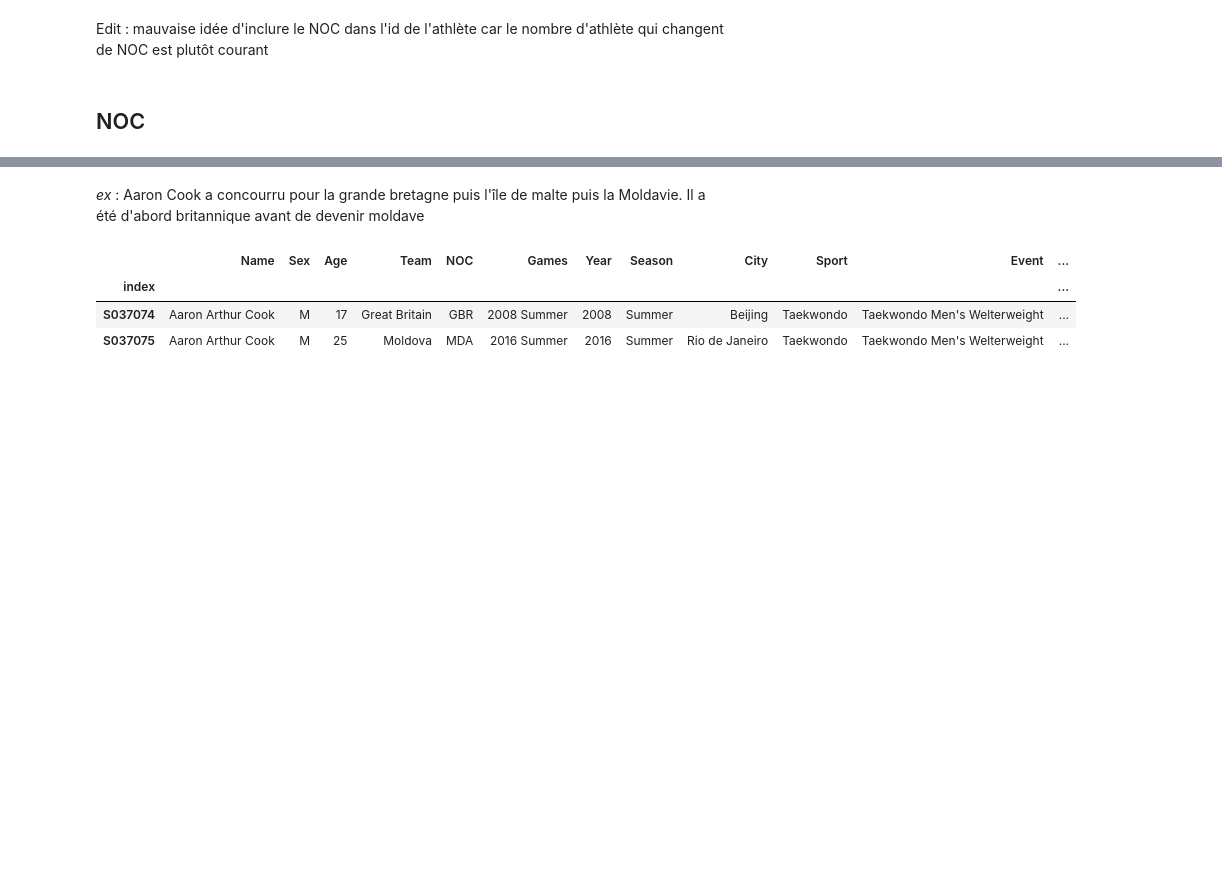
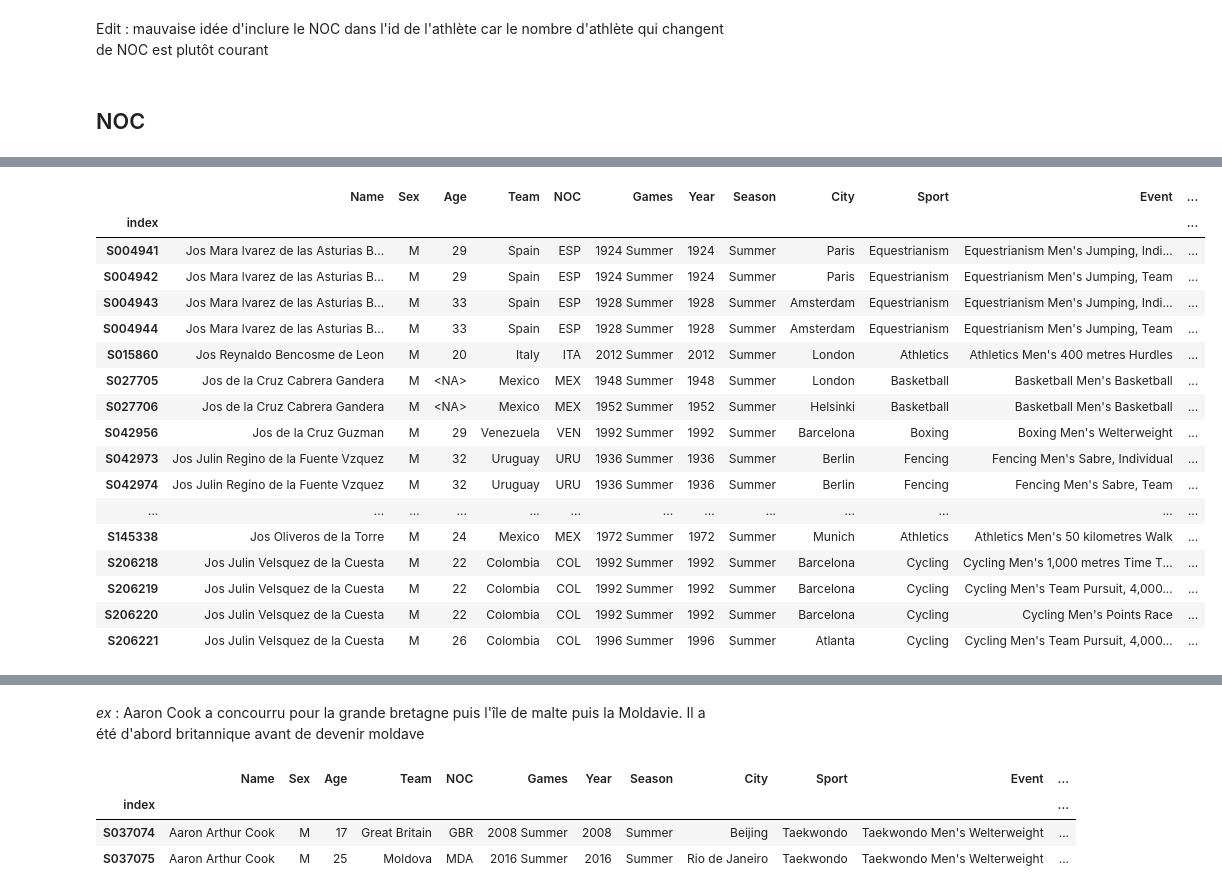
Before and after one commit to gitadum/querympics, a Jupyter notebook: analysis/explore.ipynb, the cells around one changed output, grey strips where cells are left out. Saved outputs shown, nothing was run; the diff lists cells and outputs as text; code cells hidden in the pictures; blank space fills up the shorter version.

```diff
--- a/analysis/explore.ipynb
+++ b/analysis/explore.ipynb
@@ -360,0 +403,21 @@ mult_noc
+# %%
+athlet[athlet["AthleteID"] == "JOSDE L1"]
+# %% [output]
+|  | Name | Sex | Age | Team | NOC | Games | Year | Season | City | Sport | Event | ... |
+| index |  |  |  |  |  |  |  |  |  |  |  | ... |
+| S004941 | Jos Mara lvarez de las Asturias B... | M | 29 | Spain | ESP | 1924 Summer | 1924 | Summer | Paris | Equestrianism | Equestrianism Men's Jumping, Indi... | ... |
+| S004942 | Jos Mara lvarez de las Asturias B... | M | 29 | Spain | ESP | 1924 Summer | 1924 | Summer | Paris | Equestrianism | Equestrianism Men's Jumping, Team | ... |
+| S004943 | Jos Mara lvarez de las Asturias B... | M | 33 | Spain | ESP | 1928 Summer | 1928 | Summer | Amsterdam | Equestrianism | Equestrianism Men's Jumping, Indi... | ... |
+| S004944 | Jos Mara lvarez de las Asturias B... | M | 33 | Spain | ESP | 1928 Summer | 1928 | Summer | Amsterdam | Equestrianism | Equestrianism Men's Jumping, Team | ... |
+| S015860 | Jos Reynaldo Bencosme de Leon | M | 20 | Italy | ITA | 2012 Summer | 2012 | Summer | London | Athletics | Athletics Men's 400 metres Hurdles | ... |
+| S027705 | Jos de la Cruz Cabrera Gandera | M | <NA> | Mexico | MEX | 1948 Summer | 1948 | Summer | London | Basketball | Basketball Men's Basketball | ... |
+| S027706 | Jos de la Cruz Cabrera Gandera | M | <NA> | Mexico | MEX | 1952 Summer | 1952 | Summer | Helsinki | Basketball | Basketball Men's Basketball | ... |
+| S042956 | Jos de la Cruz Guzman | M | 29 | Venezuela | VEN | 1992 Summer | 1992 | Summer | Barcelona | Boxing | Boxing Men's Welterweight | ... |
+| S042973 | Jos Julin Regino de la Fuente Vzquez | M | 32 | Uruguay | URU | 1936 Summer | 1936 | Summer | Berlin | Fencing | Fencing Men's Sabre, Individual | ... |
+| S042974 | Jos Julin Regino de la Fuente Vzquez | M | 32 | Uruguay | URU | 1936 Summer | 1936 | Summer | Berlin | Fencing | Fencing Men's Sabre, Team | ... |
+| ... | ... | ... | ... | ... | ... | ... | ... | ... | ... | ... | ... | ... |
+| S145338 | Jos Oliveros de la Torre | M | 24 | Mexico | MEX | 1972 Summer | 1972 | Summer | Munich | Athletics | Athletics Men's 50 kilometres Walk | ... |
+| S206218 | Jos Julin Velsquez de la Cuesta | M | 22 | Colombia | COL | 1992 Summer | 1992 | Summer | Barcelona | Cycling | Cycling Men's 1,000 metres Time T... | ... |
+| S206219 | Jos Julin Velsquez de la Cuesta | M | 22 | Colombia | COL | 1992 Summer | 1992 | Summer | Barcelona | Cycling | Cycling Men's Team Pursuit, 4,000... | ... |
+| S206220 | Jos Julin Velsquez de la Cuesta | M | 22 | Colombia | COL | 1992 Summer | 1992 | Summer | Barcelona | Cycling | Cycling Men's Points Race | ... |
+| S206221 | Jos Julin Velsquez de la Cuesta | M | 26 | Colombia | COL | 1996 Summer | 1996 | Summer | Atlanta | Cycling | Cycling Men's Team Pursuit, 4,000... | ... |
```
Also changed, not shown: parts of 14 cells of this notebook.
